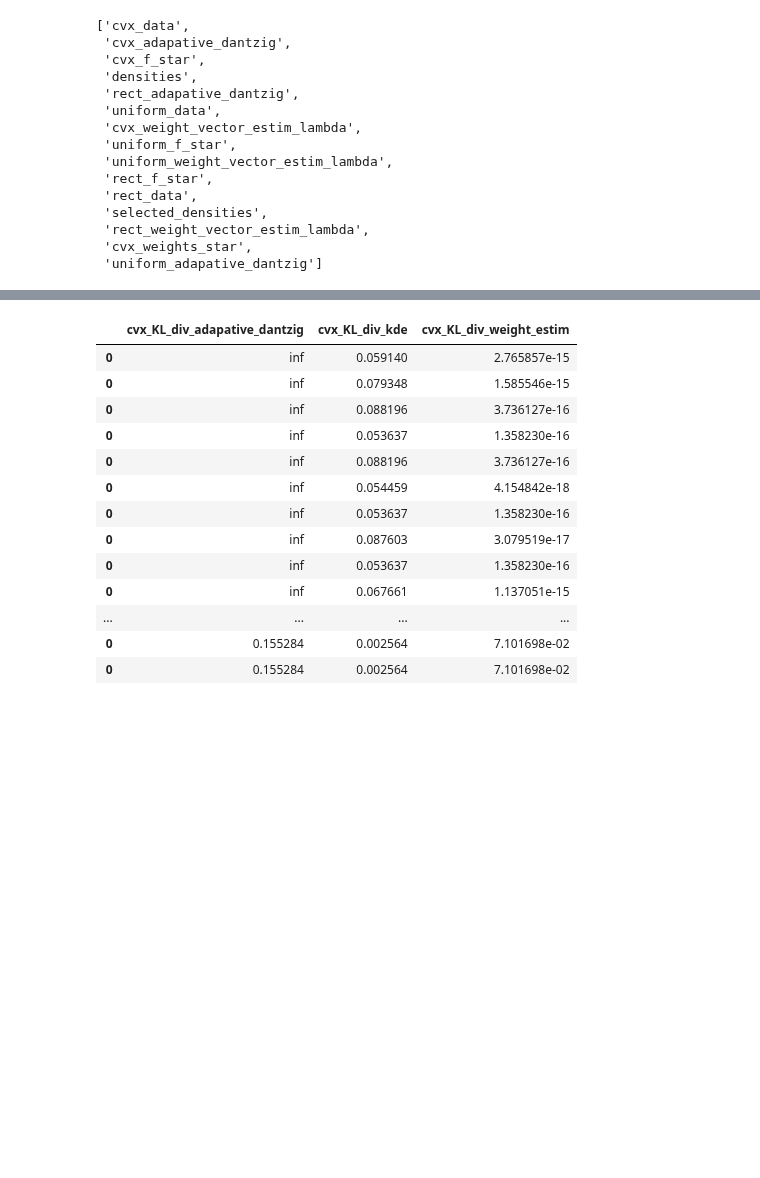
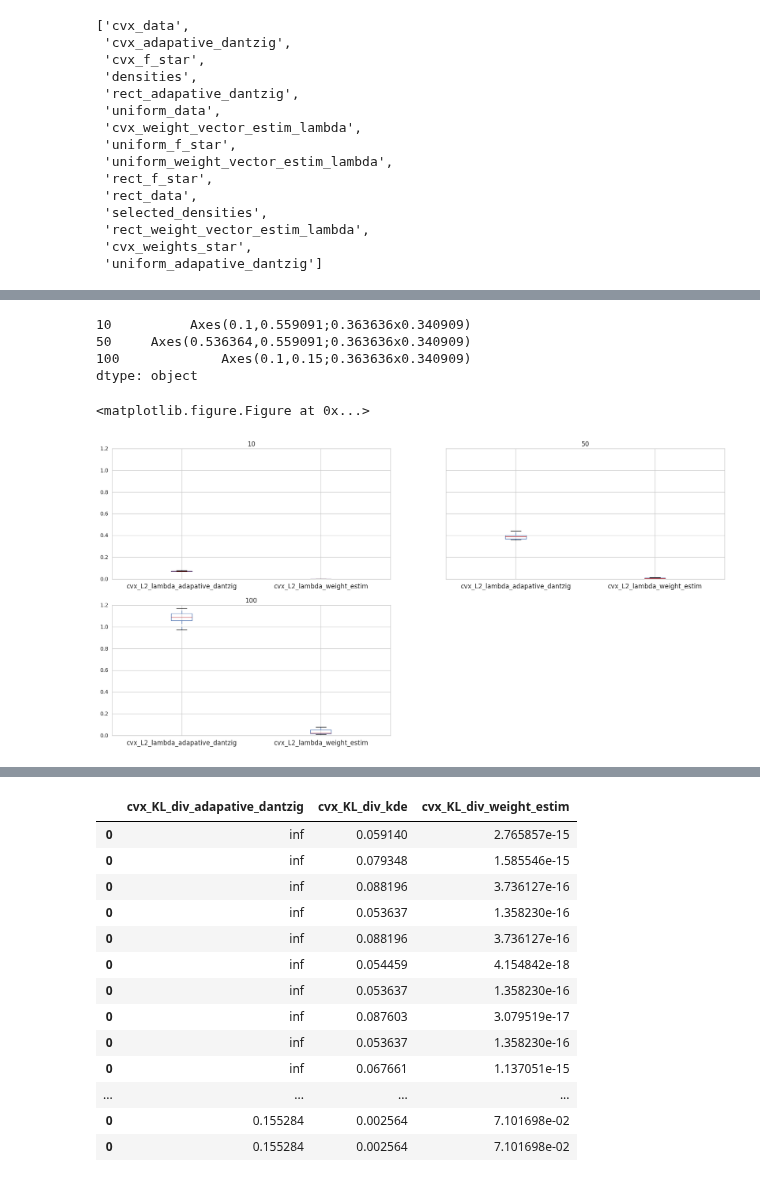
Before and after one commit to mehdisebbar/kl-aggregation, a Jupyter notebook: results_simus_aggreg/results extract.ipynb, the cells around one changed output, grey strips where cells are left out. Cells and saved outputs as stored; diff of their text form; code cells hidden in the pictures; blank space fills up the shorter version.

```diff
--- a/results_simus_aggreg/results extract.ipynb
+++ b/results_simus_aggreg/results extract.ipynb
@@ -240,3 +217,14 @@ dtype: object
+# %%
+plt.figure(figsize=(20,20))
+
+df_results[df_results["N"]==1000].groupby(["K"]).boxplot(figsize =(20,10) , column=[ "cvx_L2_lambda_adapative_dantzig", "cvx_L2_lambda_weight_estim"])
+# %% [output]
+10          Axes(0.1,0.559091;0.363636x0.340909)
+50     Axes(0.536364,0.559091;0.363636x0.340909)
+100             Axes(0.1,0.15;0.363636x0.340909)
+dtype: object
+<matplotlib.figure.Figure at 0x...>
+[figure, added]
 # %%
 import seaborn as sns
 # %%
```
Also changed, not shown: parts of 19 cells of this notebook, 6 other files.
